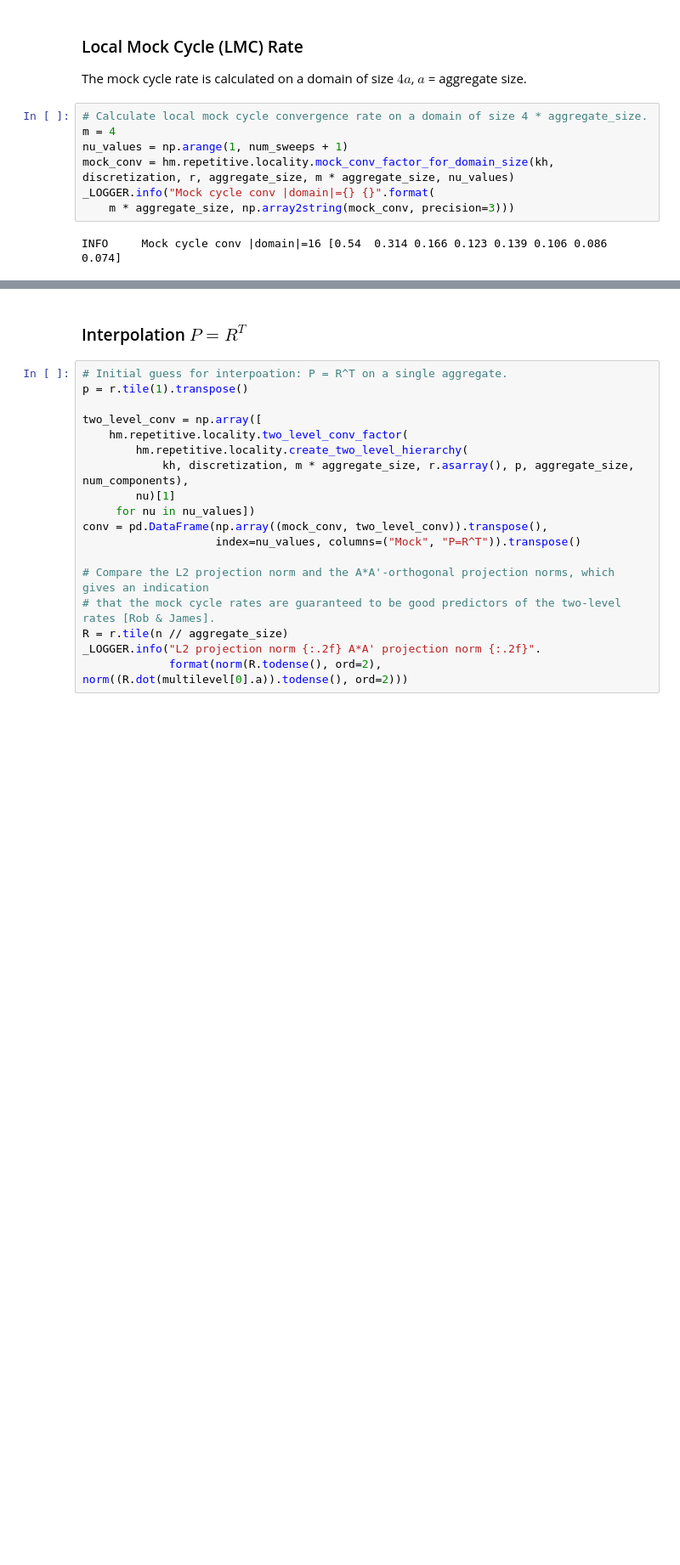
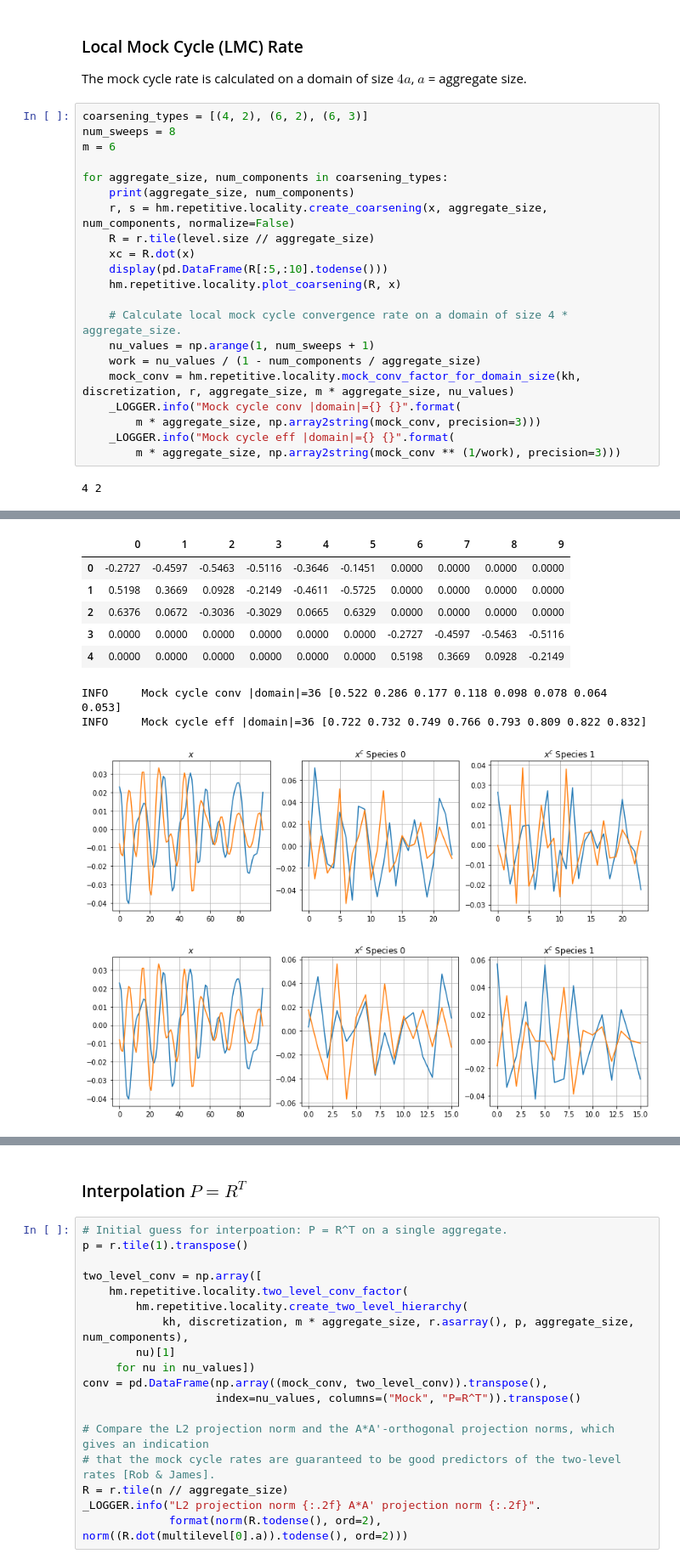
Before and after one commit to 436ahsan/Helmholtz, a Jupyter notebook: notebooks/repetitive/4_2_coarsening_3_level_animation.ipynb, the cells around one changed output, grey strips where cells are left out. Shown at 85% size. Saved outputs shown, nothing was run; the diff lists cells and outputs as text; blank space fills up the shorter version.

Commit message:
WIP on presnetation for round table.

```diff
--- a/notebooks/repetitive/4_2_coarsening_3_level_animation.ipynb
+++ b/notebooks/repetitive/4_2_coarsening_3_level_animation.ipynb
@@ -321,12 +363,26 @@ hm.repetitive.locality.plot_coarsening(R, x)
 # %% [markdown]
 ### Local Mock Cycle (LMC) Rate
 The mock cycle rate is calculated on a domain of size $4 a$, $a$ = aggregate size.
-# %%
-# Calculate local mock cycle convergence rate on a domain of size 4 * aggregate_size.
-m = 4
-nu_values = np.arange(1, num_sweeps + 1)
-mock_conv = hm.repetitive.locality.mock_conv_factor_for_domain_size(kh, discretization, r, aggregate_size, m * aggregate_size, nu_values)
-_LOGGER.info("Mock cycle conv |domain|={} {}".format(
-    m * aggregate_size, np.array2string(mock_conv, precision=3)))
-# %% [output]
-INFO     Mock cycle conv |domain|=16 [0.54  0.314 0.166 0.123 0.139 0.106 0.086 0.074]
+# %%
+coarsening_types = [(4, 2), (6, 2), (6, 3)]
+num_sweeps = 8
+m = 6
+
+for aggregate_size, num_components in coarsening_types:
+    print(aggregate_size, num_components)
+    r, s = hm.repetitive.locality.create_coarsening(x, aggregate_size, num_components, normalize=False)
+    R = r.tile(level.size // aggregate_size)
+    xc = R.dot(x)
+    display(pd.DataFrame(R[:5,:10].todense()))
+    hm.repetitive.locality.plot_coarsening(R, x)
+
+    # Calculate local mock cycle convergence rate on a domain of size 4 * aggregate_size.
+    nu_values = np.arange(1, num_sweeps + 1)
+    work = nu_values / (1 - num_components / aggregate_size)
+    mock_conv = hm.repetitive.locality.mock_conv_factor_for_domain_size(kh, discretization, r, aggregate_size, m * aggregate_size, nu_values)
+    _LOGGER.info("Mock cycle conv |domain|={} {}".format(
+        m * aggregate_size, np.array2string(mock_conv, precision=3)))
+    _LOGGER.info("Mock cycle eff |domain|={} {}".format(
+        m * aggregate_size, np.array2string(mock_conv ** (1/work), precision=3)))
+# %% [output]
+4 2
@@ -332,0 +407,10 @@ INFO     Mock cycle conv |domain|=16 [0.54  0.314 0.166 0.123 0.139 0.106 0.086
+|  | 0 | 1 | 2 | 3 | 4 | 5 | 6 | 7 | 8 | 9 |
+| 0 | -0.2727 | -0.4597 | -0.5463 | -0.5116 | -0.3646 | -0.1451 | 0.0000 | 0.0000 | 0.0000 | 0.0000 |
+| 1 | 0.5198 | 0.3669 | 0.0928 | -0.2149 | -0.4611 | -0.5725 | 0.0000 | 0.0000 | 0.0000 | 0.0000 |
+| 2 | 0.6376 | 0.0672 | -0.3036 | -0.3029 | 0.0665 | 0.6329 | 0.0000 | 0.0000 | 0.0000 | 0.0000 |
+| 3 | 0.0000 | 0.0000 | 0.0000 | 0.0000 | 0.0000 | 0.0000 | -0.2727 | -0.4597 | -0.5463 | -0.5116 |
+| 4 | 0.0000 | 0.0000 | 0.0000 | 0.0000 | 0.0000 | 0.0000 | 0.5198 | 0.3669 | 0.0928 | -0.2149 |
+INFO     Mock cycle conv |domain|=36 [0.522 0.286 0.177 0.118 0.098 0.078 0.064 0.053]
+INFO     Mock cycle eff |domain|=36 [0.722 0.732 0.749 0.766 0.793 0.809 0.822 0.832]
+[figure, added]
+[figure, added]
```
Also changed, not shown: parts of 13 cells of this notebook, 4 other files.
